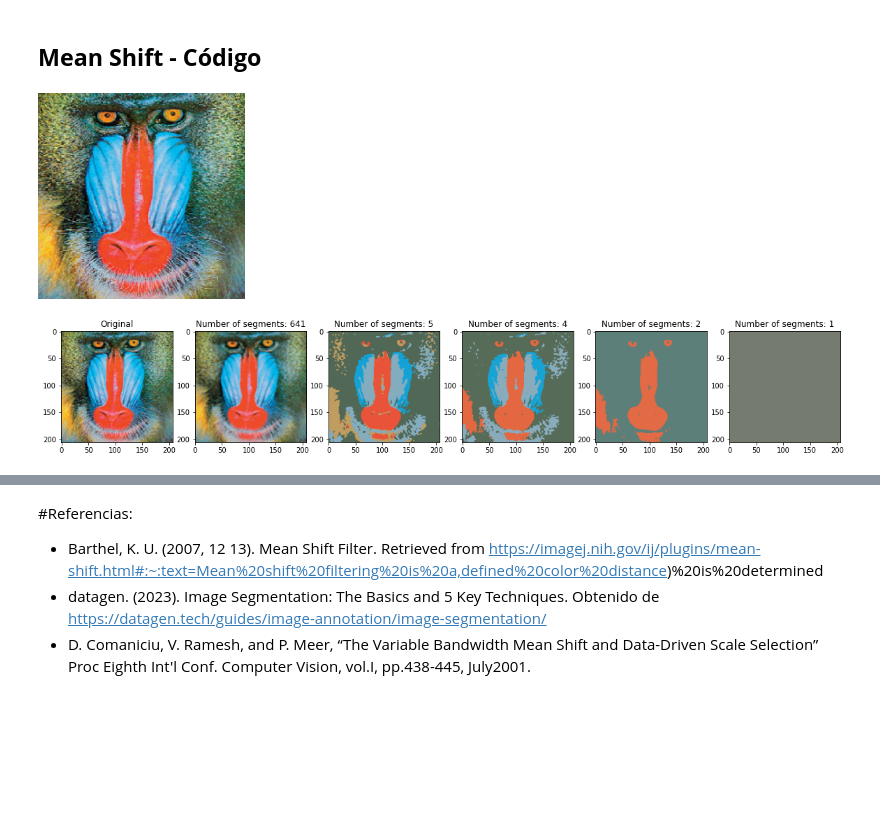
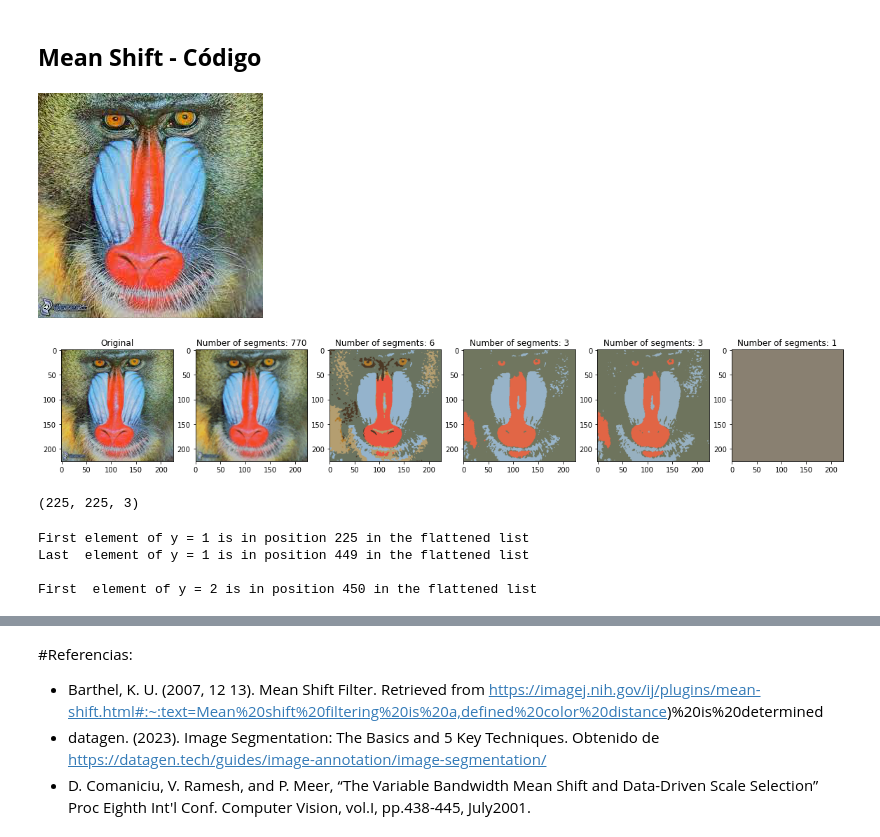
Before and after one commit to AlfonsoVasquezC/ComputervisionMNA, a Jupyter notebook: Equipo1_Proyecto_Equipo_1_MeanShiftpynb.ipynb, the cells around one changed output, grey strips where cells are left out. Cells and saved outputs as stored; diff of their text form; code cells hidden in the pictures; blank space fills up the shorter version.

```diff
--- a/Equipo1_Proyecto_Equipo_1_MeanShiftpynb.ipynb
+++ b/Equipo1_Proyecto_Equipo_1_MeanShiftpynb.ipynb
@@ -153,28 +156,50 @@ def MeanShiftFunc(img, quantile):
 
   return (result, segments.shape[0])
 # %%
-img = cv.imread("/content/drive/MyDrive/Colab Notebooks/Computo imagen y video/Proyecto/Chango Mean.PNG")
+#img = cv.imread("/content/drive/MyDrive/Colab Notebooks/Computo imagen y video/Proyecto/Chango Mean.PNG")
+pathmono = 'https://github.com/AlfonsoVasquezC/ComputervisionMNA/blob/main/data/mono.jpg?raw=true'
+img = cv.cvtColor(io.imread(pathmono), cv.COLOR_BGR2RGB)
 
 quantile_size = [0.002, 0.06, 0.12, 0.2, 0.3]
 
 cv2_imshow(img)
 
 # mean_image = MeanShiftFunc(img, 0.06)
 # cv2_imshow(mean_image)
 
 
 x = 1
 plt.figure(figsize=(20, 20))
 for qua_value in quantile_size:
   if x == 1:
     plt.subplot(1, len(quantile_size)+1, x)
     plt.imshow(cv.cvtColor(img, cv.COLOR_BGR2RGB)) , plt.title("Original")
     x = x + 1
   mean_image, segment = MeanShiftFunc(img, qua_value)
   plt.subplot(1, len(quantile_size)+1, x)
   plt.imshow(cv.cvtColor(mean_image, cv.COLOR_BGR2RGB)) , plt.title("Number of segments: {}".format(segment))
   x = x + 1
 # %% [output]
-[figure, old version]
+[figure, new version]
-[figure, old version]
+[figure, new version]
+# %%
+img.shape
+# %% [output]
+(225, 225, 3)
+# %%
+flat_image = img.reshape((-1,3))
+for i in range(len(flat_image)):
+  if flat_image[i].tolist() == img[1][0].tolist():
+    print(f"First element of y = 1 is in position {i} in the flattened list")
+  if flat_image[i].tolist() == img[1][224].tolist():
+    print(f"Last  element of y = 1 is in position {i} in the flattened list\n")
+  if flat_image[i].tolist() == img[2][0].tolist():
+    print(f"First  element of y = 2 is in position {i} in the flattened list")
+  else:
+    continue
+# %% [output]
+First element of y = 1 is in position 225 in the flattened list
+Last  element of y = 1 is in position 449 in the flattened list
+
+First  element of y = 2 is in position 450 in the flattened list
 # %%
```
Also changed, not shown: parts of 2 cells of this notebook.
